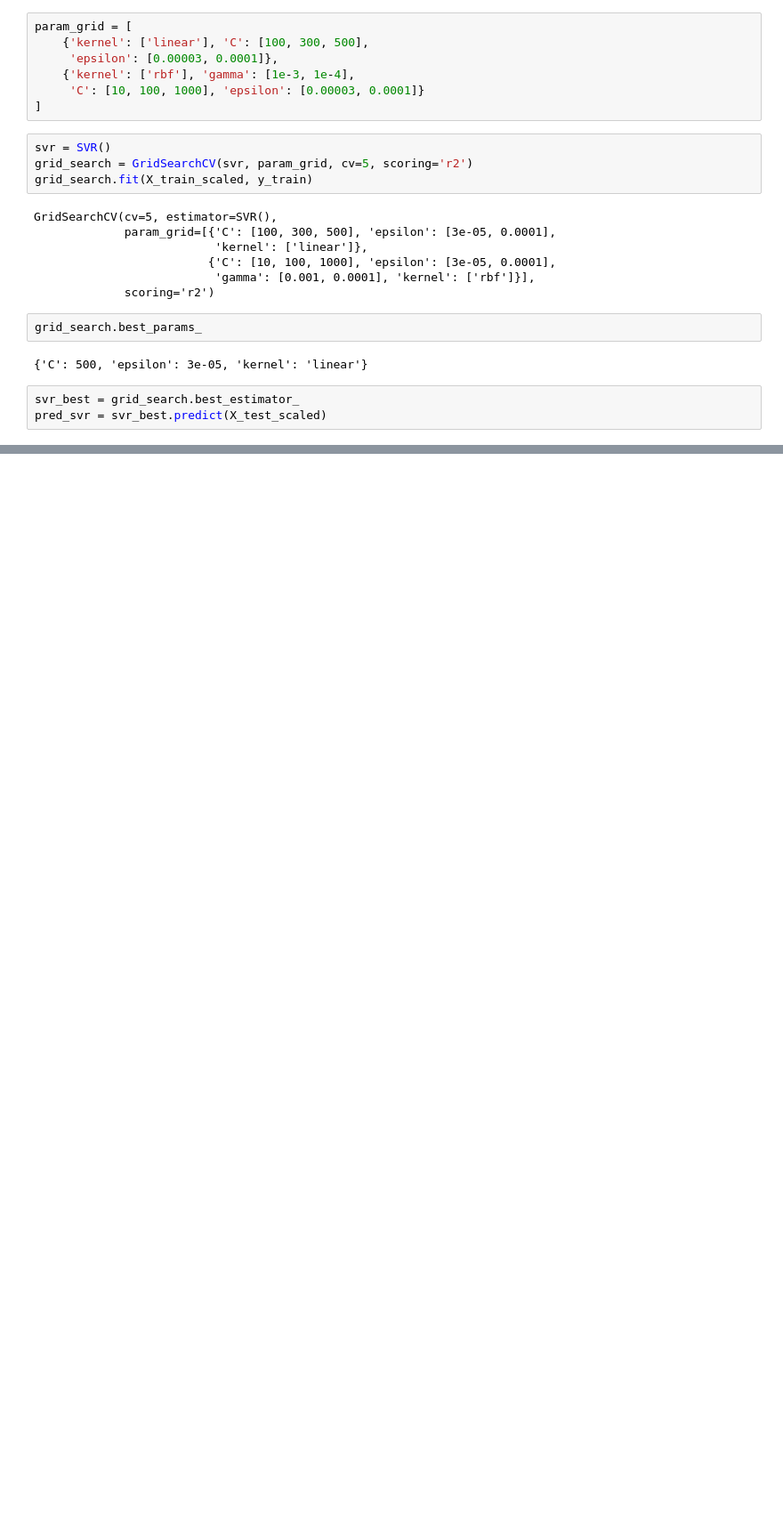
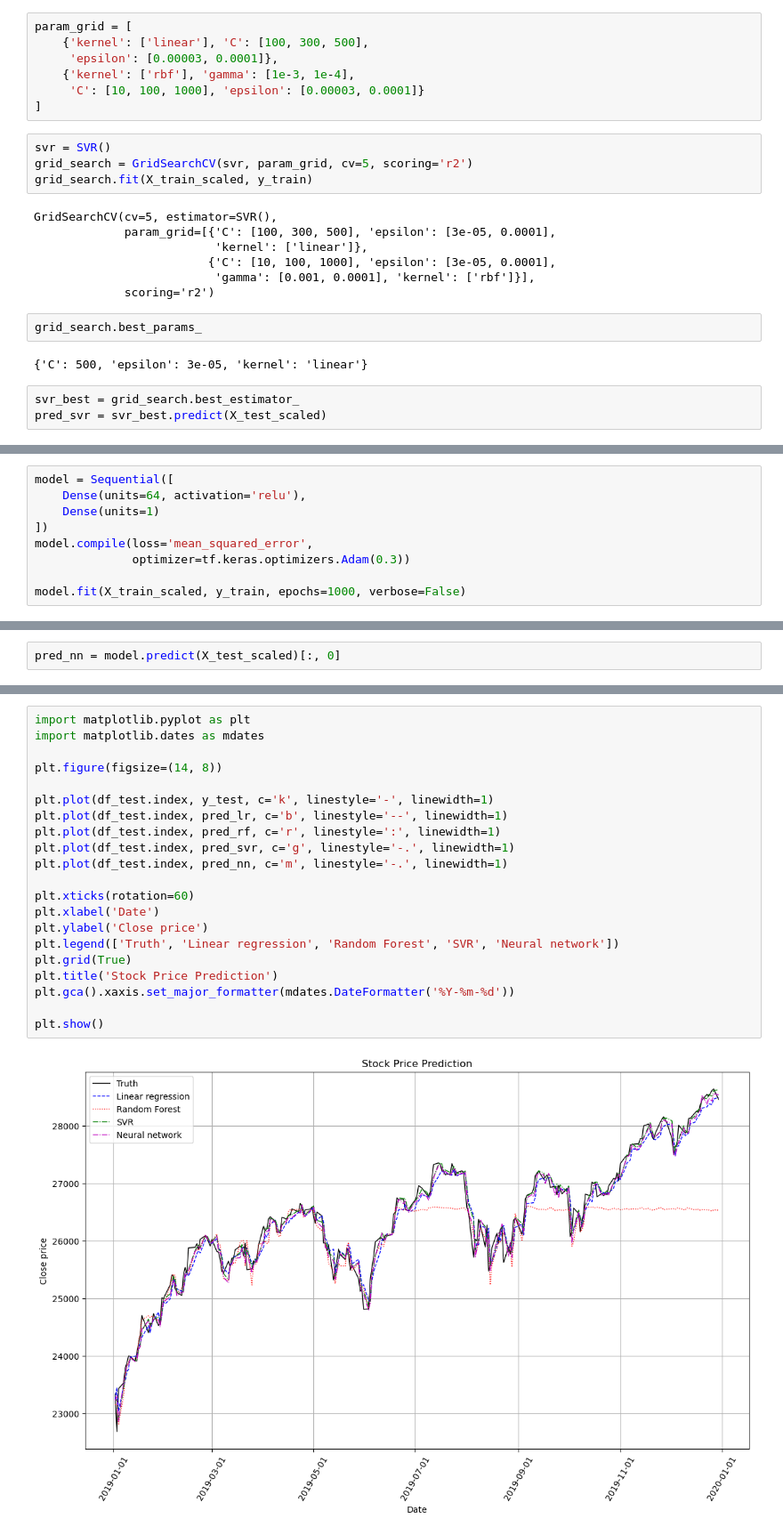
Before and after one commit to ssuzana/Machine-Learning-Notebooks, a Jupyter notebook: projects/Predicting_Stock_Prices.ipynb, the cells around one changed output, grey strips where cells are left out. Shown: that part at 89% size. Drawn from its saved outputs; the diff is of its cells as text; blank space fills up the shorter version.

Commit message:
add neural network model

```diff
--- a/projects/Predicting_Stock_Prices.ipynb
+++ b/projects/Predicting_Stock_Prices.ipynb
@@ -314,0 +393,9 @@ Out of the three regression algorithms, SVR performs best on the testing set.
+# %%
+model = Sequential([
+    Dense(units=64, activation='relu'),
+    Dense(units=1)
+])
+model.compile(loss='mean_squared_error',
+              optimizer=tf.keras.optimizers.Adam(0.3))
+
+model.fit(X_train_scaled, y_train, epochs=1000, verbose=False)
@@ -314,0 +404,2 @@ Out of the three regression algorithms, SVR performs best on the testing set.
+# %%
+pred_nn = model.predict(X_test_scaled)[:, 0]
@@ -314,0 +421,23 @@ Out of the three regression algorithms, SVR performs best on the testing set.
+# %%
+import matplotlib.pyplot as plt
+import matplotlib.dates as mdates
+
+plt.figure(figsize=(14, 8))
+
+plt.plot(df_test.index, y_test, c='k', linestyle='-', linewidth=1)
+plt.plot(df_test.index, pred_lr, c='b', linestyle='--', linewidth=1)
+plt.plot(df_test.index, pred_rf, c='r', linestyle=':', linewidth=1)
+plt.plot(df_test.index, pred_svr, c='g', linestyle='-.', linewidth=1)
+plt.plot(df_test.index, pred_nn, c='m', linestyle='-.', linewidth=1)
+
+plt.xticks(rotation=60)
+plt.xlabel('Date')
+plt.ylabel('Close price')
+plt.legend(['Truth', 'Linear regression', 'Random Forest', 'SVR', 'Neural network'])
+plt.grid(True)
+plt.title('Stock Price Prediction')
+plt.gca().xaxis.set_major_formatter(mdates.DateFormatter('%Y-%m-%d'))
+
+plt.show()
+# %% [output]
+[figure, added]
```
Also changed, not shown: parts of 24 cells of this notebook.
